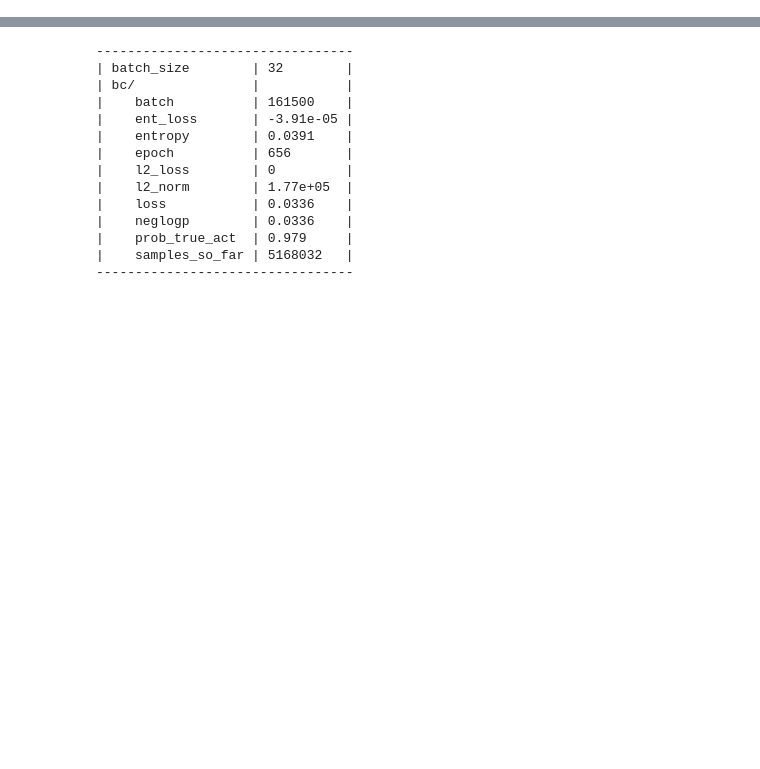
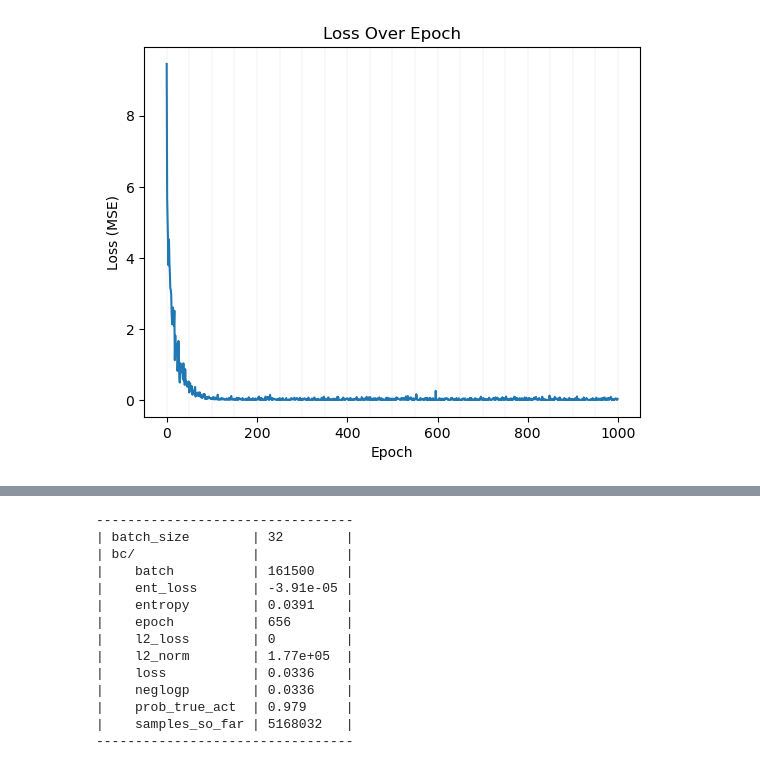
Before and after one commit to janenotjung-hue/wordle, a Jupyter notebook: bc.ipynb, the cells around one changed output, grey strips where cells are left out. Saved outputs shown, nothing was run; the diff lists cells and outputs as text; code cells hidden in the pictures; blank space fills up the shorter version.

```diff
--- a/bc.ipynb
+++ b/bc.ipynb
@@ -11,6 +11,21 @@ from stable_baselines3.common import monitor
 env = monitor.Monitor(WordleEnv())
 venv = DummyVecEnv([lambda: RolloutInfoWrapper(env)])  # Wrap a single environment -- only useful for simple testing like this
 venv.render_mode="human"
+# %%
+import pandas as pd
+import matplotlib.pyplot as plt
+
+df = pd.read_csv('extracted_data.csv')
+plt.plot(df.index, df['loss'])
+plt.xlabel('Epoch')
+plt.ylabel('Loss (MSE)')
+plt.title('Loss Over Epoch')
+
+for i in range (0, 21):
+    plt.axvline(x=i*50, color='grey', linestyle='--', linewidth=0.1)  # Customize line properties as needed
+plt.show()
+# %% [output]
+[figure, added]
 # %%
 from stable_baselines3.common.evaluation import evaluate_policy
 
```
Also changed, not shown: parts of 1 cell of this notebook, 3 other files.
